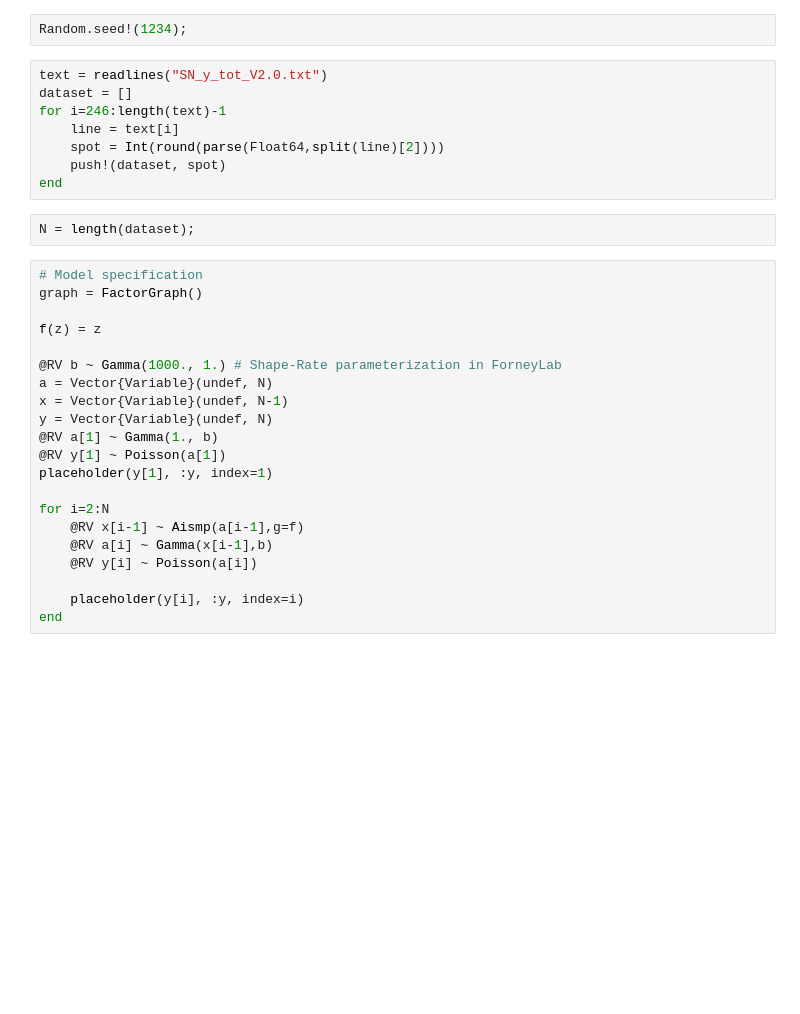
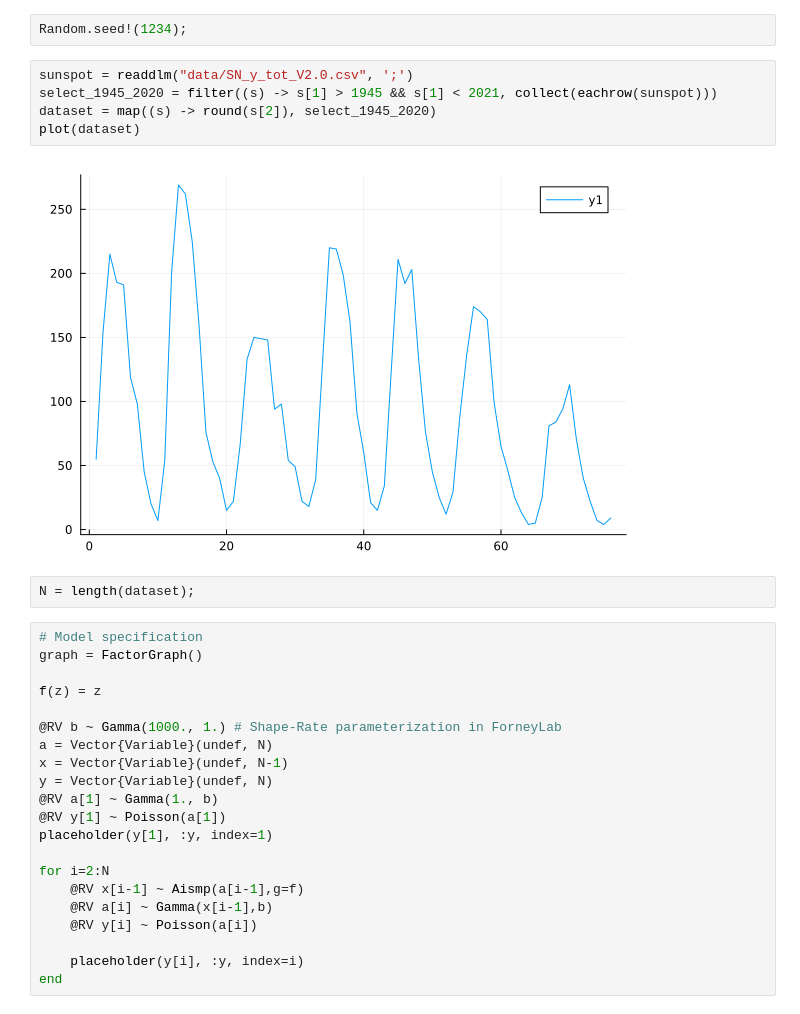
Before and after one commit to biaslab/AIS-MP, a Jupyter notebook: demos/GammaStateSpace AIS-MP.ipynb, the cells around one changed output. Cells and saved outputs as stored; diff of their text form; blank space fills up the shorter version.

```diff
--- a/demos/GammaStateSpace AIS-MP.ipynb
+++ b/demos/GammaStateSpace AIS-MP.ipynb
@@ -15,13 +5,12 @@ WARNING: Method definition (::ForneyLab.var"#logp_nc#365"{msg_out, thenode, inx_
 # %%
 Random.seed!(1234);
-# %%
-text = readlines("SN_y_tot_V2.0.txt")
-dataset = []
-for i=246:length(text)-1
-    line = text[i]
-    spot = Int(round(parse(Float64,split(line)[2])))
-    push!(dataset, spot)
-end
+# %%
+sunspot = readdlm("data/SN_y_tot_V2.0.csv", ';')
+select_1945_2020 = filter((s) -> s[1] > 1945 && s[1] < 2021, collect(eachrow(sunspot)))
+dataset = map((s) -> round(s[2]), select_1945_2020)
+plot(dataset)
+# %% [output]
+[figure, added]
 # %%
 N = length(dataset);
 # %%
```
Also changed, not shown: parts of 3 cells of this notebook.
